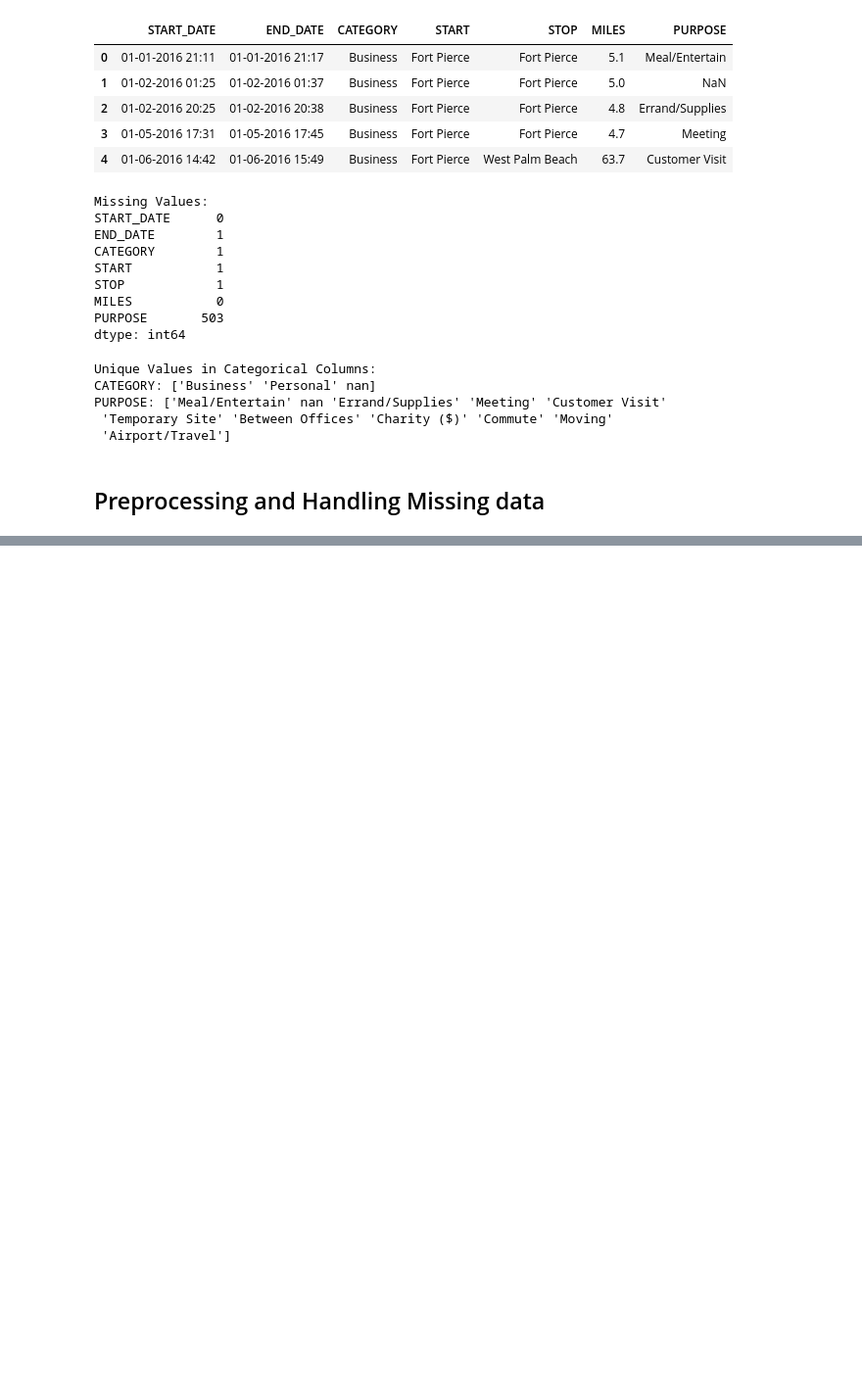
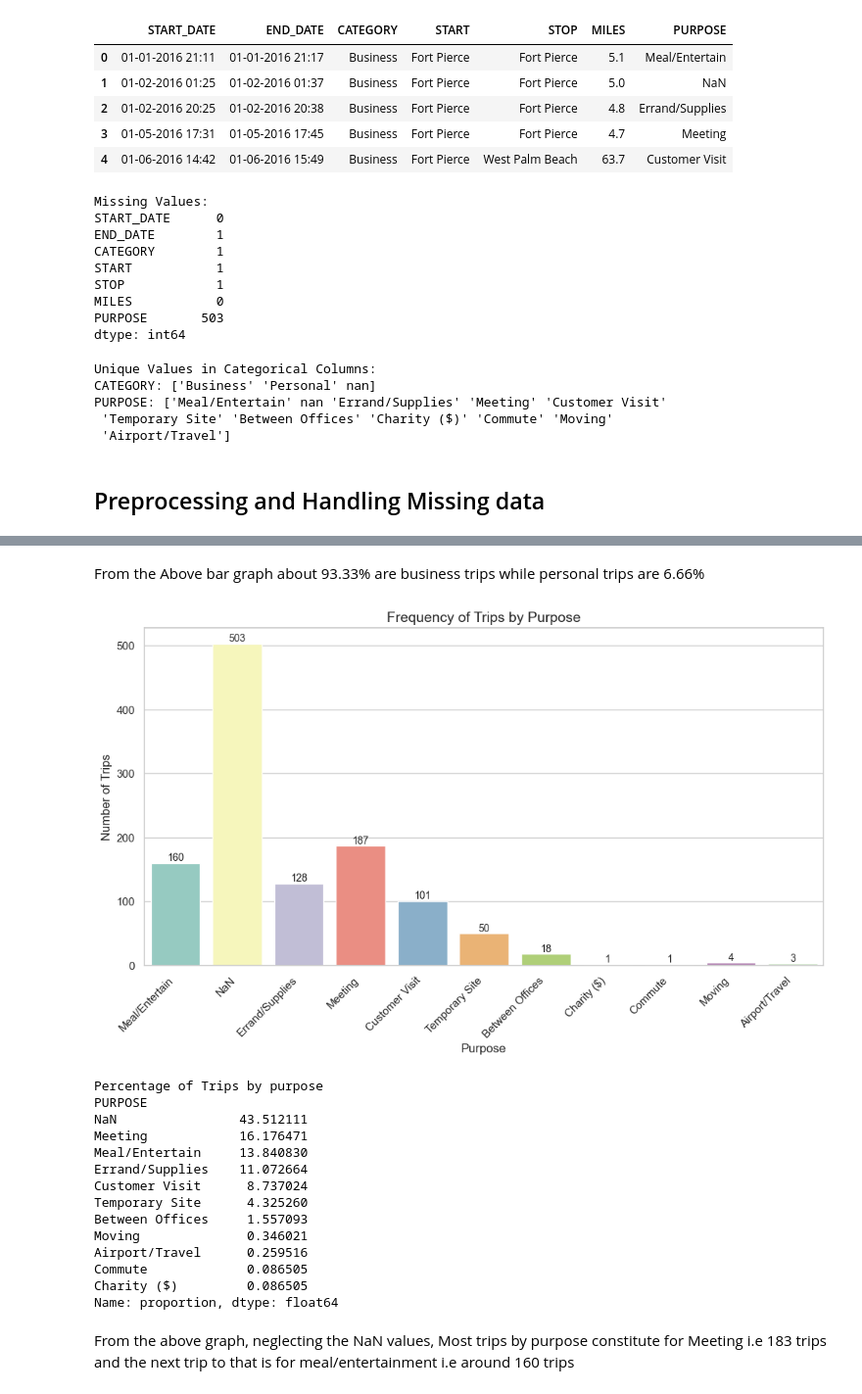
Before and after one commit to Archish1962/HexSoftwares_Exploratory_Data_Analysis, a Jupyter notebook: notebooks/uber_eda.ipynb, the cells around one changed output, grey strips where cells are left out. Shown: that part at 98% size. Saved outputs shown, nothing was run; the diff lists cells and outputs as text; code cells hidden in the pictures; blank space fills up the shorter version.

```diff
--- a/notebooks/uber_eda.ipynb
+++ b/notebooks/uber_eda.ipynb
@@ -113,0 +148,47 @@ df
+# %% [markdown]
+From the Above bar graph about 93.33% are business trips while personal trips are 6.66%
+# %%
+sns.set_theme(style="whitegrid")
+
+df_known_purpose = df[df['PURPOSE'] != 'Unknown']
+
+# Create bar plot
+plt.figure(figsize=(12, 6))
+sns.countplot(data=df, x='PURPOSE', hue='PURPOSE', palette='Set3', legend=False)
+plt.title('Frequency of Trips by Purpose', fontsize=14)
+plt.xlabel('Purpose', fontsize=12)
+plt.ylabel('Number of Trips', fontsize=12)
+plt.xticks(rotation=45, ha='right')  # Rotate x-axis labels
+
+ax = plt.gca()
+for p in ax.patches:
+    ax.annotate(f'{int(p.get_height())}',
+                (p.get_x() + p.get_width() / 2., p.get_height()),
+                ha='center', va='bottom', fontsize=10)
+
+# Save
+plt.savefig('C:/Users/archi/OneDrive/Documents/Coding/Python/Projects/HexSoftwares_Exploratory_Data_Analysis/visualizations/purpose_barplot.png', dpi=300, bbox_inches='tight')
+plt.show()
+
+# Percentage breakdown
+purpose_counts = df['PURPOSE'].value_counts(normalize=True) * 100
+print("\nPercentage of Trips by purpose")
+print(purpose_counts)
+# %% [output]
+[figure, added]
+Percentage of Trips by purpose
+PURPOSE
+NaN                43.512111
+Meeting            16.176471
+Meal/Entertain     13.840830
+Errand/Supplies    11.072664
+Customer Visit      8.737024
+Temporary Site      4.325260
+Between Offices     1.557093
+Moving              0.346021
+Airport/Travel      0.259516
+Commute             0.086505
+Charity ($)         0.086505
+Name: proportion, dtype: float64
+# %% [markdown]
+From the above graph, neglecting the NaN values, Most trips by purpose constitute for Meeting i.e 183 trips and the next trip to that is for meal/entertainment i.e around 160 trips
```
Also changed, not shown: parts of 5 cells of this notebook.
